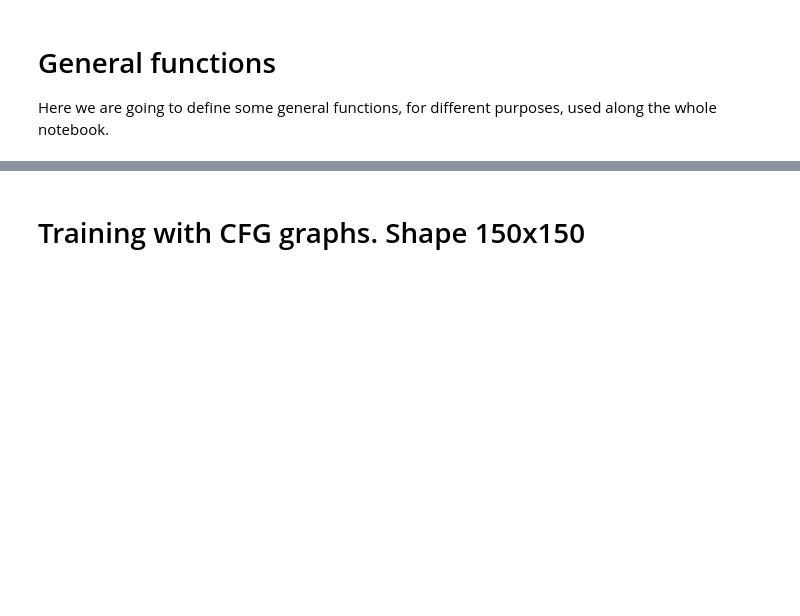
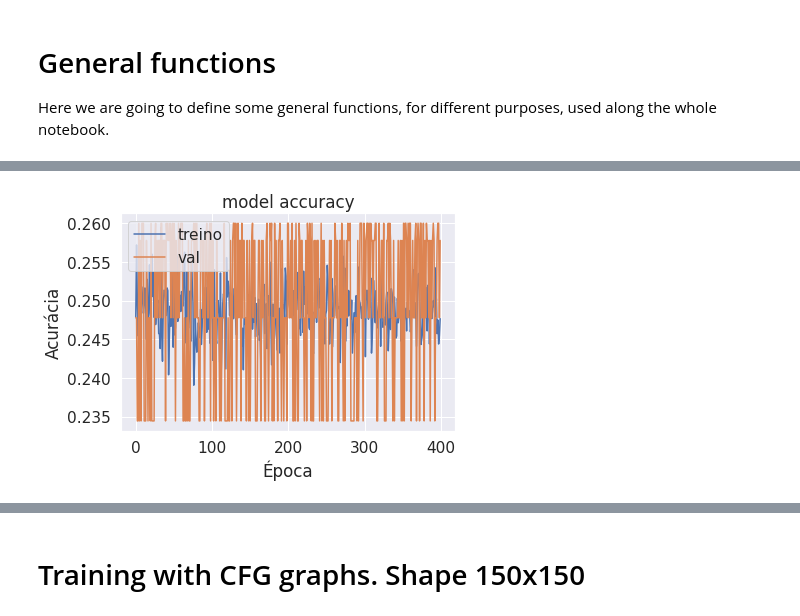
Before and after one commit to otavioon/Code-Performance-Predictor, a Jupyter notebook: train_GNNs.ipynb, the cells around one changed output, grey strips where cells are left out. Saved outputs shown, nothing was run; the diff lists cells and outputs as text; code cells hidden in the pictures; blank space fills up the shorter version.

```diff
--- a/train_GNNs.ipynb
+++ b/train_GNNs.ipynb
@@ -232,0 +342,83 @@ def save_model(data_dir: str, model: Model):
+# %%
+# Configuration information about training
+config = {
+    'input_data': './data/cdfgs_control-data_20000samples_150x150.npz',   # Name of the file with samples
+    'data_dir_tag': 'cdfg-control-data',    # Tag for directory name
+    'n_nodes': 150,       # Number of nodes in graphs
+    'n_features': 200,    # Original feature dimensionality
+    'n_classes': 4,       # Number of output classes
+    'epochs': 400,        # Number of training epochs
+    'batch_size': 16,     # Number of samples per batch
+    'learning_rate': 1e-2,# Training learning rate
+    'samples': 20000      # Number of samples in dataset (OPTIONAL)
+}
+
+# Create directory and write configuration information
+data_dir = f"./model_data/GNN_{config['data_dir_tag']}_{config['n_nodes']}x{config['n_nodes']}_{time.time()}"
+dump_info(data_dir, config)
+
+print('Loading inputs and split into train and test sets')
+# Load inputs and create train and and test sets
+graphs_train, graphs_test, features_train, features_test, y_train, y_test = get_inputs(config['input_data'], test_size=0.1)
+print("Inputs loaded!")
+
+# Create GNN model
+model = create_model(config['n_nodes'], config['n_features'], config['n_classes'], config['learning_rate'])
+print('Model created!')
+model.summary()
+print('Start training')
+# Train model
+start_time = time.time()
+history = model.fit([features_train[:,0,:,:], graphs_train[:,0,:,:], features_train[:,1,:,:], graphs_train[:,1,:,:]], [y_train[:,0:4], y_train[:,4]],
+          batch_size=config['batch_size'], validation_split=0.05, epochs=config['epochs'], verbose=1)
+end_time = time.time()
+print(f'Training took {end_time-start_time} seconds..')
+
+# Plot accuracy per epoch in train and validation sets
+plt.plot(np.array(history.history['class_acc']))
+plt.plot(np.array(history.history['val_class_acc']))
+plt.title('model accuracy')
+plt.ylabel('Acurácia')
+plt.xlabel('Época')
+plt.legend(['treino', 'val'], loc='upper left')
+figure_file = os.path.join(data_dir, "model_accuracy.pdf")
+plt.savefig(figure_file)
+print(f"Figure saved to {figure_file}")
+
+# Save model and weights to files
+save_model(data_dir, model)
+
+# Evaluate model
+print('Evaluating model.')
+eval_results = model.evaluate([features_test[:,0,:,:], graphs_test[:,0,:,:], features_test[:,1,:,:], graphs_test[:,1,:,:]], [y_test[:,0:4],y_test[:,4]],
+                              batch_size=config['batch_size'])
+print('Done. Test loss: {:.4f}. Test acc: {:.2f}'.format(*eval_results))
+
+# Printing confusion matrix
+print("Confusion matrix:")
+pred_vals = model.predict([features_test[:,0,:,:], graphs_test[:,0,:,:], features_test[:,1,:,:], graphs_test[:,1,:,:]])
+pred_vals = np.argmax(pred_vals[0], axis=-1)
+test_vals = np.argmax(y_test[:,0:4], axis=-1)
+
+cm=confusion_matrix(pred_vals,test_vals)
+print(cm)
+
+labels = ['High Slowdown', 'Low Slowdown', 'Not Significant', 'High Speedup']
+plt.figure(figsize = (10,7))
+sn.set(font_scale=1.4)
+ax = sn.heatmap(cm, cmap="Blues", annot=True, annot_kws={"size": 16}, xticklabels=labels, yticklabels=labels)
+for label in ax.get_xticklabels():
+    label.set_ha("right")
+    label.set_rotation(45)
+
+ax.set_xlabel('Truth Category')
+ax.set_ylabel('Predicted Category')
+
+# Save confusion matrix
+figure_file = os.path.join(data_dir, "confusion_matrix.pdf")
+plt.savefig(figure_file)
+print(f"Figure saved to {figure_file}")
+
+# Cleanup
+gc.collect()
+# %% [output]
@@ -232,0 +443 @@ def save_model(data_dir: str, model: Model):
+[figure, added]
```
Also changed, not shown: parts of 8 cells of this notebook, 19 other files.
